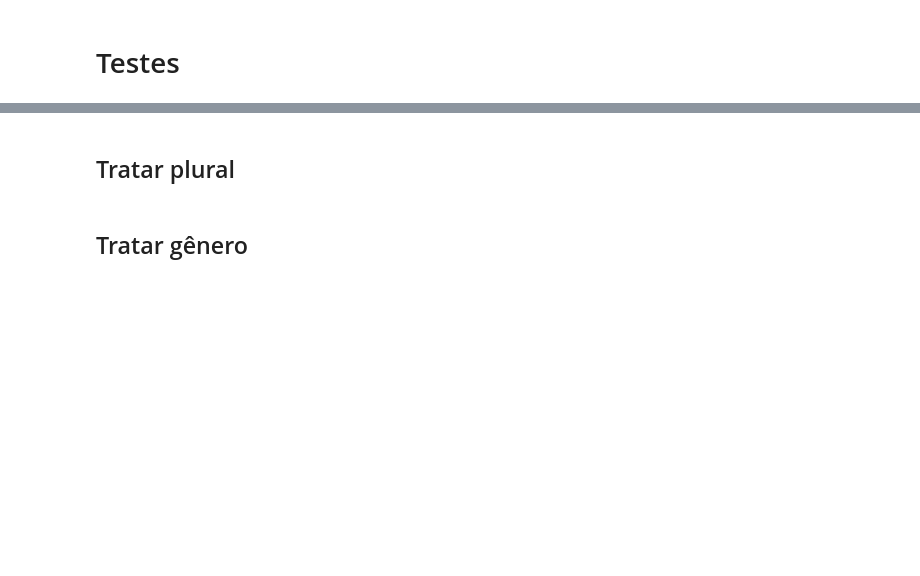
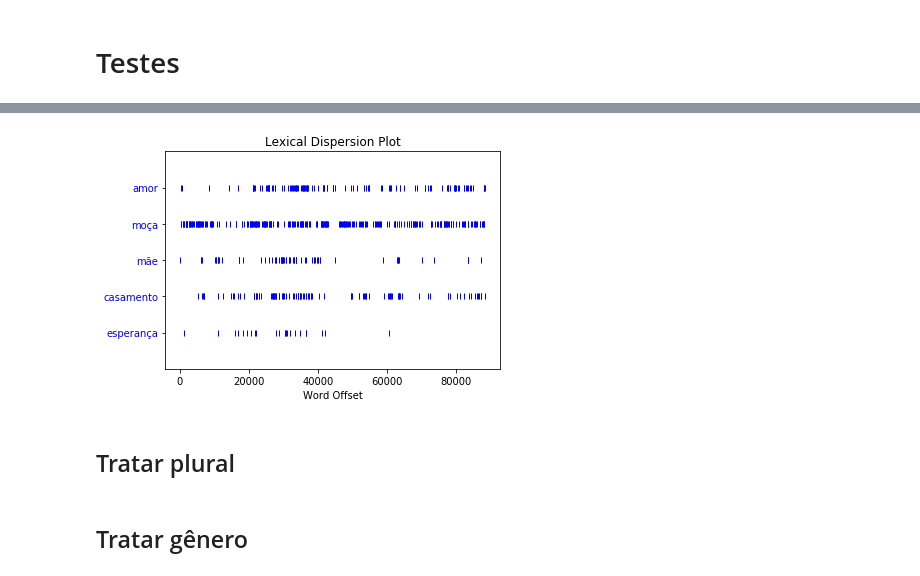
Before and after one commit to ellfiscina/TextMining, a Jupyter notebook: Testes.ipynb, the cells around one changed output, grey strips where cells are left out. Drawn from its saved outputs; the diff is of its cells as text; code cells hidden in the pictures; blank space fills up the shorter version.

```diff
--- a/Testes.ipynb
+++ b/Testes.ipynb
@@ -57,2 +184,8 @@ from collections import OrderedDict, defaultdict, Counter
+# %%
+wordArray = np.asarray(wordCounts.most_common(5))
+wordArray = [i[0] for i in wordArray]
+text.dispersion_plot(wordArray)
+# %% [output]
+[figure, added]
 # %% [markdown]
 ## Tratar plural
```
Also changed, not shown: parts of 20 cells of this notebook, 1 other file.
